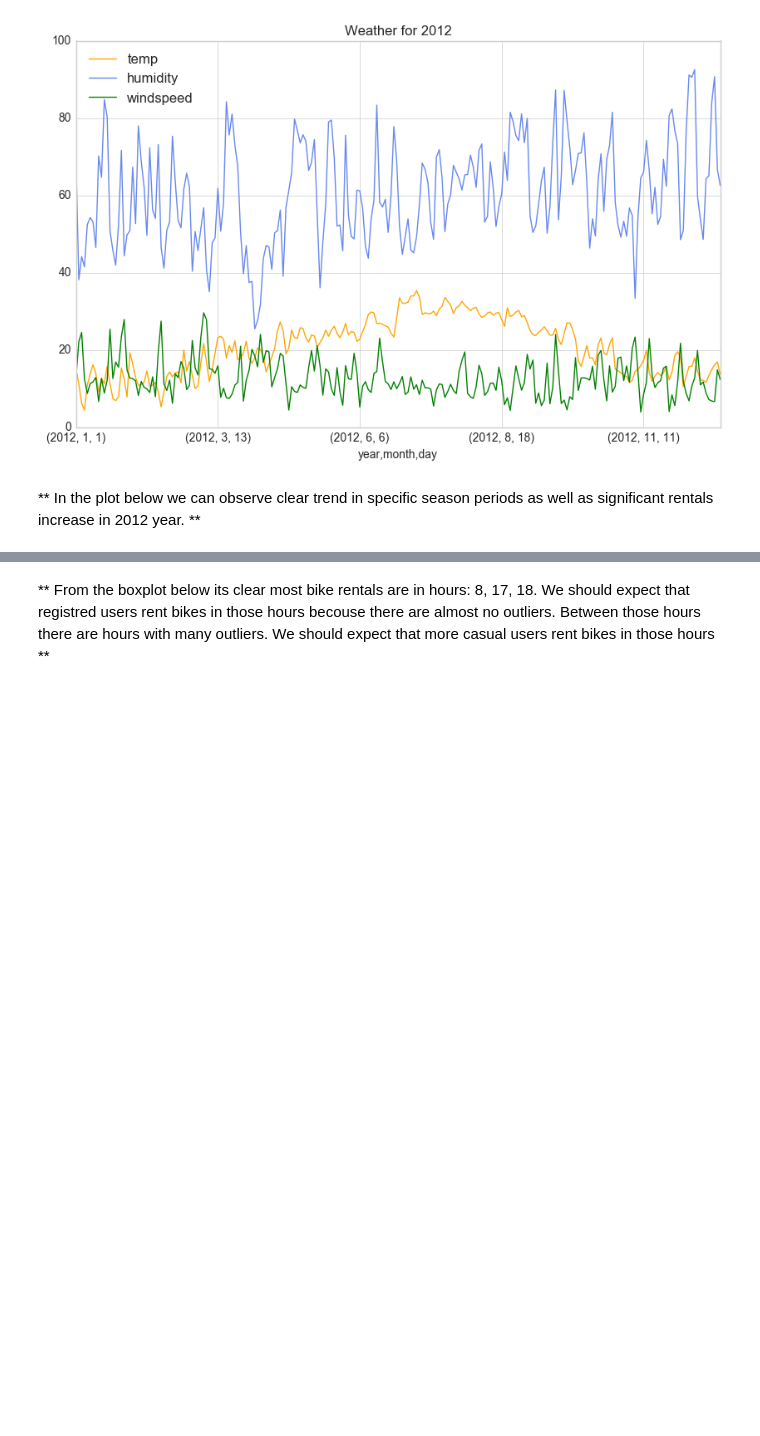
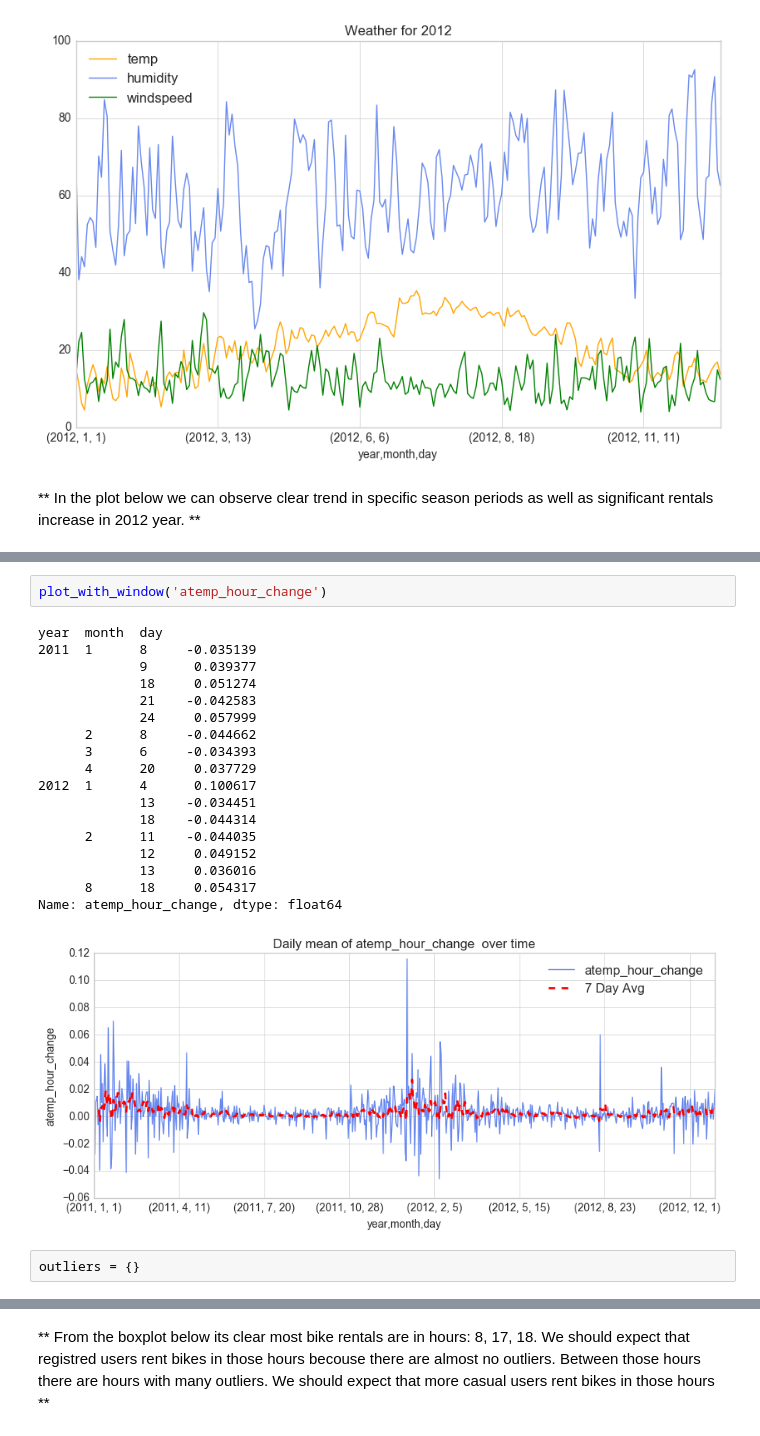
Before and after one commit to artursuchocki/kaggle_capital_bikesharing, a Jupyter notebook: Capital Bike - Project Exercise - Solutions.ipynb, the cells around one changed output, grey strips where cells are left out. Saved outputs shown, nothing was run; the diff lists cells and outputs as text; blank space fills up the shorter version.

```diff
--- a/Capital Bike - Project Exercise - Solutions.ipynb
+++ b/Capital Bike - Project Exercise - Solutions.ipynb
@@ -351,0 +524,23 @@ plt.legend(loc='best')
+# %%
+plot_with_window('atemp_hour_change')
+# %% [output]
+year  month  day
+2011  1      8     -0.035139
+             9      0.039377
+             18     0.051274
+             21    -0.042583
+             24     0.057999
+      2      8     -0.044662
+      3      6     -0.034393
+      4      20     0.037729
+2012  1      4      0.100617
+             13    -0.034451
+             18    -0.044314
+      2      11    -0.044035
+             12     0.049152
+             13     0.036016
+      8      18     0.054317
+Name: atemp_hour_change, dtype: float64
+[figure, added]
+# %%
+outliers = {}
```
Also changed, not shown: parts of 109 cells of this notebook, 2 other files.
